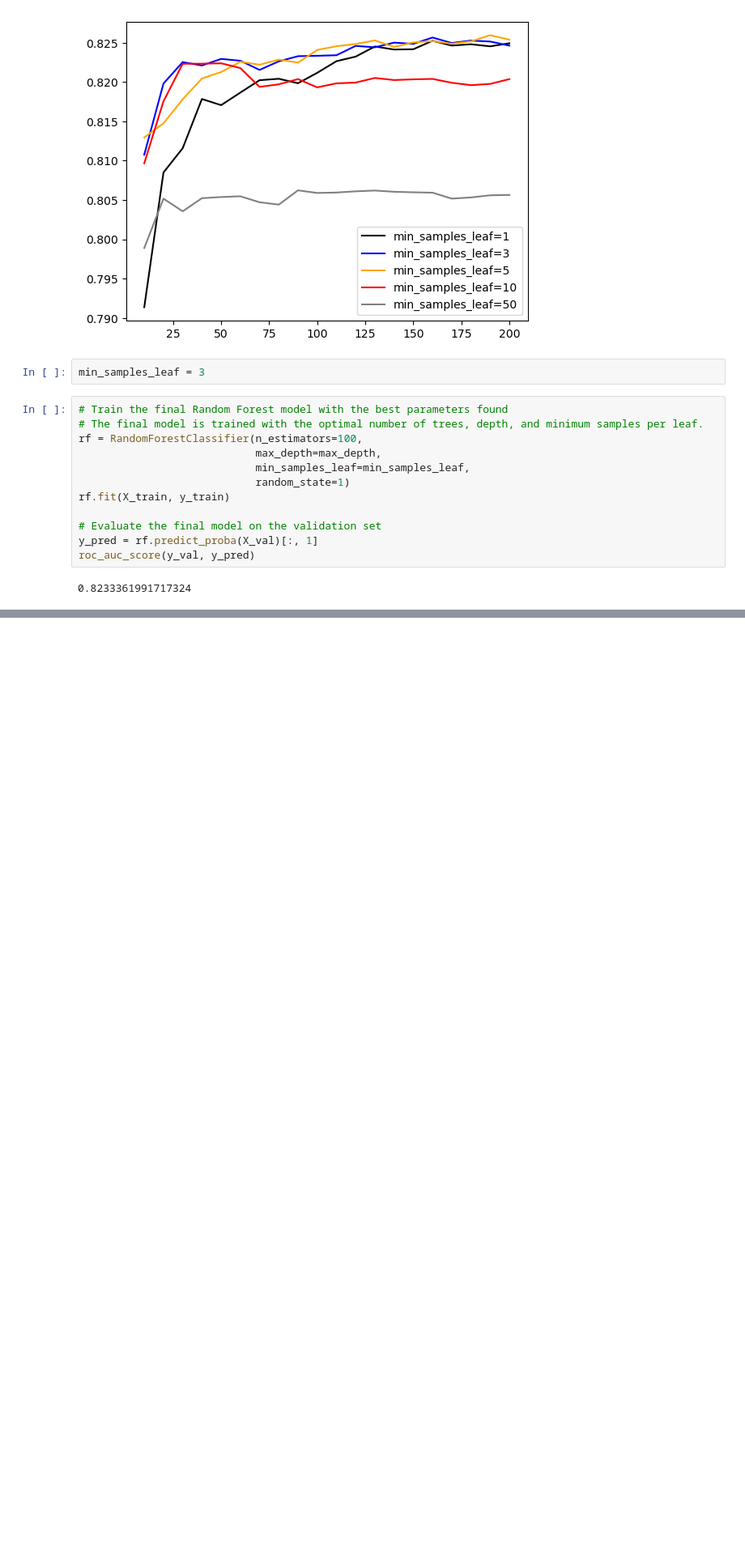
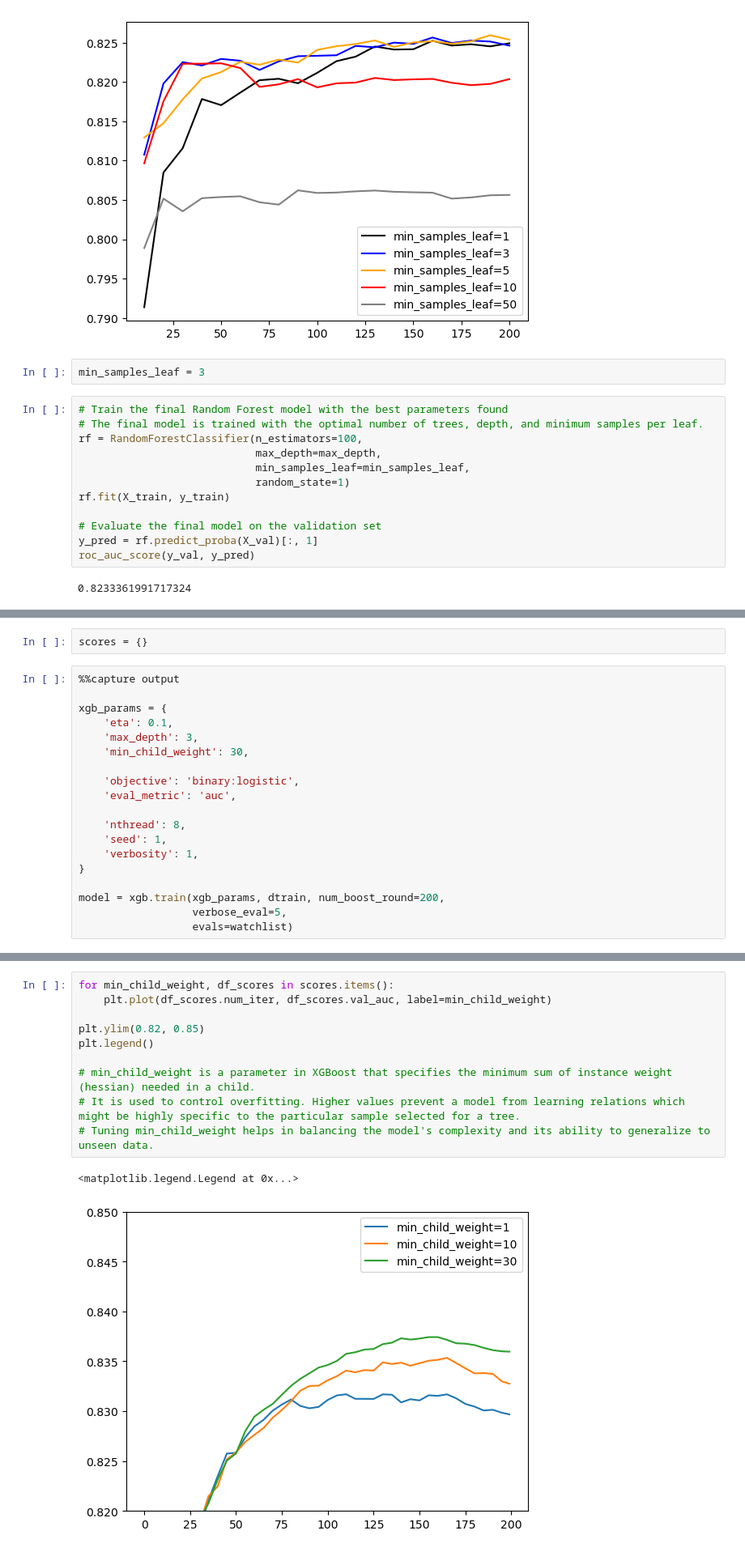
Before and after one commit to garlicspoofiyy/ml-zoomcamp, a Jupyter notebook: Lesson 6/lesson6_notes.ipynb, the cells around one changed output, grey strips where cells are left out. Shown at 81% size. Drawn from its saved outputs; the diff is of its cells as text; blank space fills up the shorter version.

```diff
--- a/Lesson 6/lesson6_notes.ipynb
+++ b/Lesson 6/lesson6_notes.ipynb
@@ -618,0 +839,21 @@ roc_auc_score(y_val, y_pred)
+# %%
+scores = {}
+# %%
+%%capture output
+
+xgb_params = {
+    'eta': 0.1,
+    'max_depth': 3,
+    'min_child_weight': 30,
+
+    'objective': 'binary:logistic',
+    'eval_metric': 'auc',
+
+    'nthread': 8,
+    'seed': 1,
+    'verbosity': 1,
+}
+
+model = xgb.train(xgb_params, dtrain, num_boost_round=200,
+                  verbose_eval=5,
+                  evals=watchlist)
@@ -618,0 +870,13 @@ roc_auc_score(y_val, y_pred)
+# %%
+for min_child_weight, df_scores in scores.items():
+    plt.plot(df_scores.num_iter, df_scores.val_auc, label=min_child_weight)
+
+plt.ylim(0.82, 0.85)
+plt.legend()
+
+# min_child_weight is a parameter in XGBoost that specifies the minimum sum of instance weight (hessian) needed in a child.
+# It is used to control overfitting. Higher values prevent a model from learning relations which might be highly specific to the particular sample selected for a tree.
+# Tuning min_child_weight helps in balancing the model's complexity and its ability to generalize to unseen data.
+# %% [output]
+<matplotlib.legend.Legend at 0x...>
+[figure, added]
```
Also changed, not shown: parts of 51 cells of this notebook.
